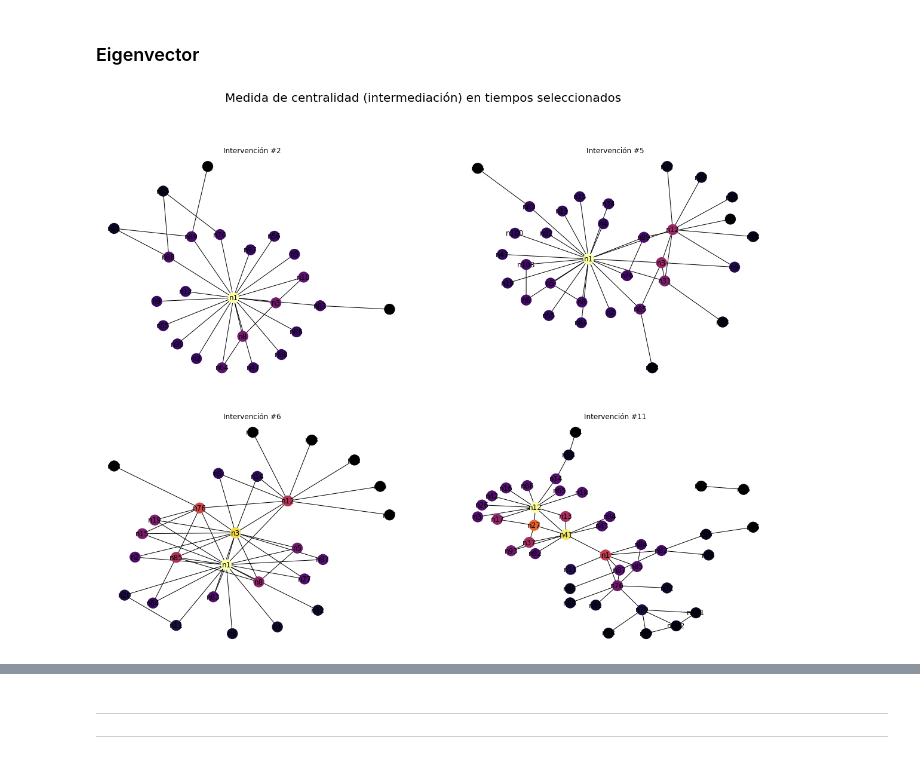
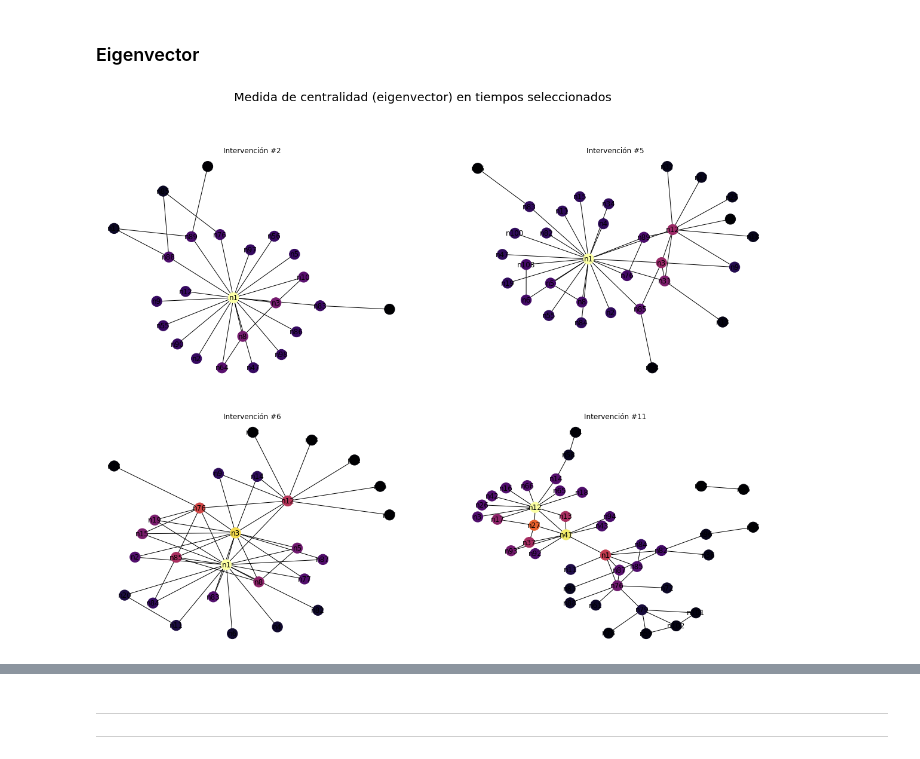
Before and after one commit to santibatte/criminal_communities, a Jupyter notebook: _robdir/caviar/caviar.ipynb, the cells around one changed output, grey strips where cells are left out. Drawn from its saved outputs; the diff is of its cells as text; code cells hidden in the pictures.

```diff
--- a/_robdir/caviar/caviar.ipynb
+++ b/_robdir/caviar/caviar.ipynb
@@ -537,32 +549,32 @@ nums_cols = {
         "col": "y",
         "pos": (1, 1)
     },
 }
 pos = {}
 fig, ax = plt.subplots(2, 2, figsize=(20, 15))
 
 
 for sel in nums_cols:
 
     num = nums_cols[sel]["int"]
     col = nums_cols[sel]["col"]
     pos = nums_cols[sel]["pos"]
     values = [nx.eigenvector_centrality(G[num])[val] for val in nx.eigenvector_centrality(G[num])]
 
     nx.draw(
         G[num],
         pos=nx.drawing.nx_agraph.graphviz_layout(G[num]),
         ax=ax[pos[0], pos[1]],
         with_labels=True,
         cmap=plt.get_cmap('inferno'),
         node_color=values
     )
 
     ax[pos[0], pos[1]].set_title("Intervención #" + str(num))
 
 
-fig.suptitle("Medida de centralidad (intermediación) en tiempos seleccionados", fontsize=20)
+fig.suptitle("Medida de centralidad (eigenvector) en tiempos seleccionados", fontsize=20)
 
 plt.show()
 # %% [output]
-[figure, old version]
+[figure, new version]
```
Also changed, not shown: parts of 8 cells of this notebook.
